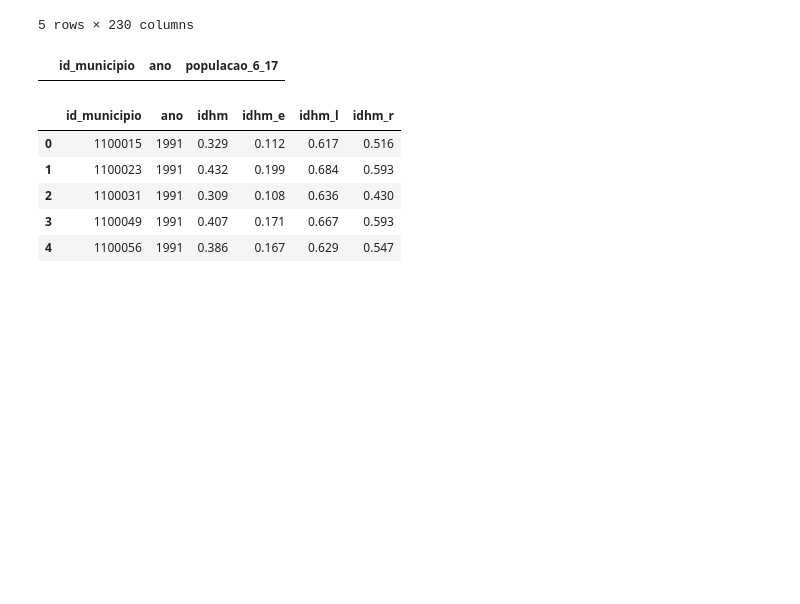
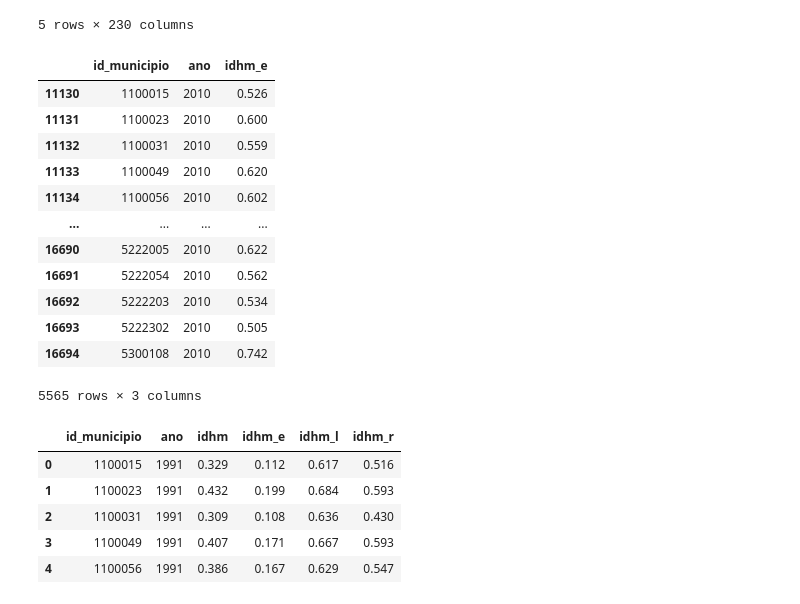
Before and after one commit to UFRJ-Analytica/odd2021, a Jupyter notebook: analises.ipynb, the cells around one changed output. Drawn from its saved outputs; the diff is of its cells as text; code cells hidden in the pictures; blank space fills up the shorter version.

```diff
--- a/analises.ipynb
+++ b/analises.ipynb
@@ -42,9 +26,21 @@ idh_municipios.sort_values(by=["id_municipio", "ano"]).head()
 | 5566 | 1100023 | 2000 | 69.52 | 2.77 | 21.68 | 25.99 | ... |
 5 rows × 230 columns
 # %%
-idh_municipios[["id_municipio", "ano", "populacao_6_17"]].loc[idh_municipios["ano"].isin([2013, 2017])]
+idh_municipios[["id_municipio", "ano", "idhm_e"]].loc[idh_municipios["ano"]==2010]
 # %% [output]
-|  | id_municipio | ano | populacao_6_17 |
+|  | id_municipio | ano | idhm_e |
+| 11130 | 1100015 | 2010 | 0.526 |
+| 11131 | 1100023 | 2010 | 0.600 |
+| 11132 | 1100031 | 2010 | 0.559 |
+| 11133 | 1100049 | 2010 | 0.620 |
+| 11134 | 1100056 | 2010 | 0.602 |
+| ... | ... | ... | ... |
+| 16690 | 5222005 | 2010 | 0.622 |
+| 16691 | 5222054 | 2010 | 0.562 |
+| 16692 | 5222203 | 2010 | 0.534 |
+| 16693 | 5222302 | 2010 | 0.505 |
+| 16694 | 5300108 | 2010 | 0.742 |
+5565 rows × 3 columns
 # %%
 df_idh_municipios = idh_municipios[["id_municipio", "ano", "idhm", "idhm_e", "idhm_l", "idhm_r"]]#.drop_duplicates(subset=["id_municipio"])
 df_idh_municipios.head()
```
Also changed, not shown: parts of 38 cells of this notebook, 3 other files.
